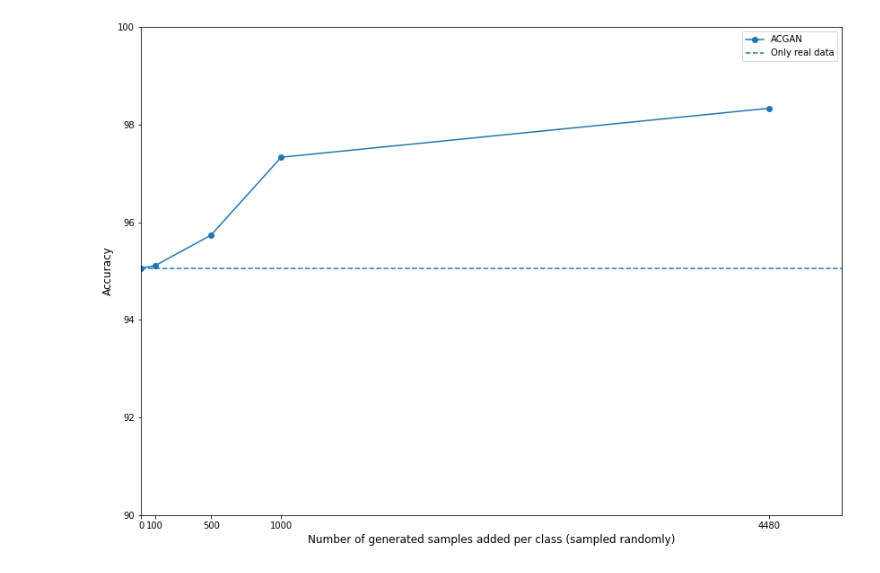
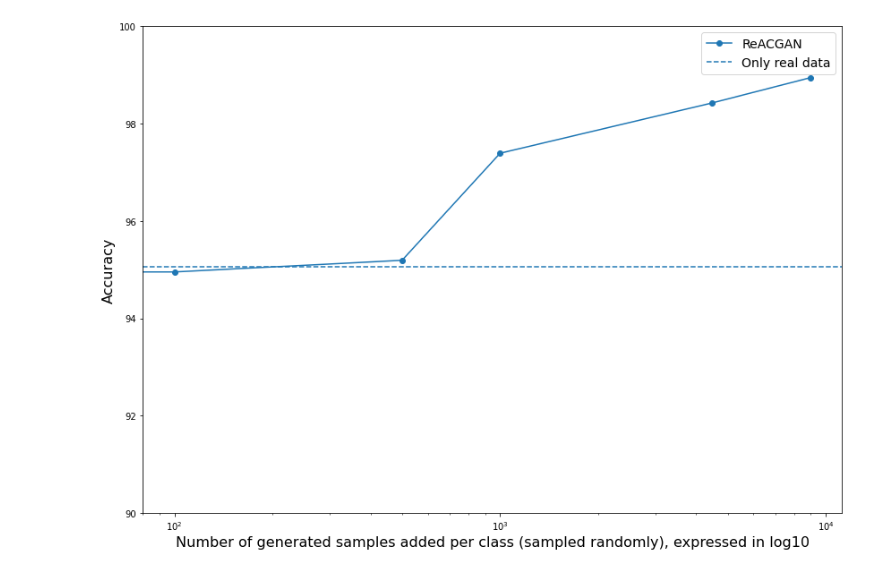
Before and after one commit to Kawrl/GAN_Classifier, a Jupyter notebook: accuracy_stats.ipynb, the cells around one changed output. Drawn from its saved outputs; the diff is of its cells as text; code cells hidden in the pictures.

```diff
--- a/accuracy_stats.ipynb
+++ b/accuracy_stats.ipynb
@@ -313,22 +209,18 @@ plt.savefig('saved_plots/accuracies_ACGAN_random_200.png',bbox_inches='tight')
 # %%
-from matplotlib import pyplot as plt
-
-# ACGAN, Random sampling, 200
-y1 = Accuracy_ACGAN_200
-base_200 = Accuracy_real[0]
-base_1000 = Accuracy_real[1]
+# ReACGAN, Random sampling, 200
+y1 = Accuracy_ReACGAN_200
 x = aug_sample_sizes
 
 fig, ax = plt.subplots(figsize=(14,10))
-ax.plot(x, y1,label='ACGAN',marker='o')
-ax.set_xscale('log')
+ax.plot(x, y1,label='ReACGAN',marker='o')
 ax.axhline(base_200,label='Only real data (2 200 images total)',ls='--')
 ax.axhline(base_1000,label='Only real data (11 000 images total)',ls='--',c='orange')
+ax.set_xscale('log')
 #ax.set_xticks([0,100,500,1000,4480])
 #ax.set_xlim(0, 5000)
 ax.set_ylim(bottom=85.0,top=100.0)
-ax.set_xlabel('Number of generated samples added per class (sampled randomly)',fontsize=12)
-ax.set_ylabel('Accuracy',fontsize=12)
-ax.legend()
-plt.savefig('saved_plots/accuracies_ACGAN_random_200.png',bbox_inches='tight')
+ax.set_xlabel('Number of generated samples added per class (sampled randomly), expressed in log10',fontsize=16)
+ax.set_ylabel('Accuracy',fontsize=16)
+ax.legend(fontsize=14)
+plt.savefig('saved_plots/accuracies_ReACGAN_random_200.png',bbox_inches='tight')
 # %% [output]
@@ -336,17 +228,18 @@ plt.savefig('saved_plots/accuracies_ACGAN_random_200.png',bbox_inches='tight')
 # %%
-# ACGAN, Random sampling, 1000
-y1 = Accuracy_ACGAN_1000
+# ReACGAN, Random sampling, 1000
+y1 = Accuracy_ReACGAN_1000
 x = aug_sample_sizes
 
 fig, ax = plt.subplots(figsize=(14,10))
-ax.plot(x, y1,label='ACGAN',marker='o')
+ax.plot(x, y1,label='ReACGAN',marker='o')
 ax.axhline(base_1000,label='Only real data',ls='--')
-ax.set_xticks([0,100,500,1000,4480])
-ax.set_xlim(0, 5000)
+ax.set_xscale('log')
+#ax.set_xticks([0,100,500,1000,4480])
+#ax.set_xlim(0, 5000)
 ax.set_ylim(bottom=90.0,top=100.0)
-ax.set_xlabel('Number of generated samples added per class (sampled randomly)',fontsize=12)
-ax.set_ylabel('Accuracy',fontsize=12)
-ax.legend()
-plt.savefig('saved_plots/accuracies_ACGAN_random_1000.png',bbox_inches='tight')
+ax.set_xlabel('Number of generated samples added per class (sampled randomly), expressed in log10',fontsize=16)
+ax.set_ylabel('Accuracy',fontsize=16)
+ax.legend(fontsize=14)
+plt.savefig('saved_plots/accuracies_ReACGAN_random_1000.png',bbox_inches='tight')
 # %% [output]
-[figure, old version]
+[figure, new version]
```
Also changed, not shown: parts of 19 cells of this notebook, 14 other files.
